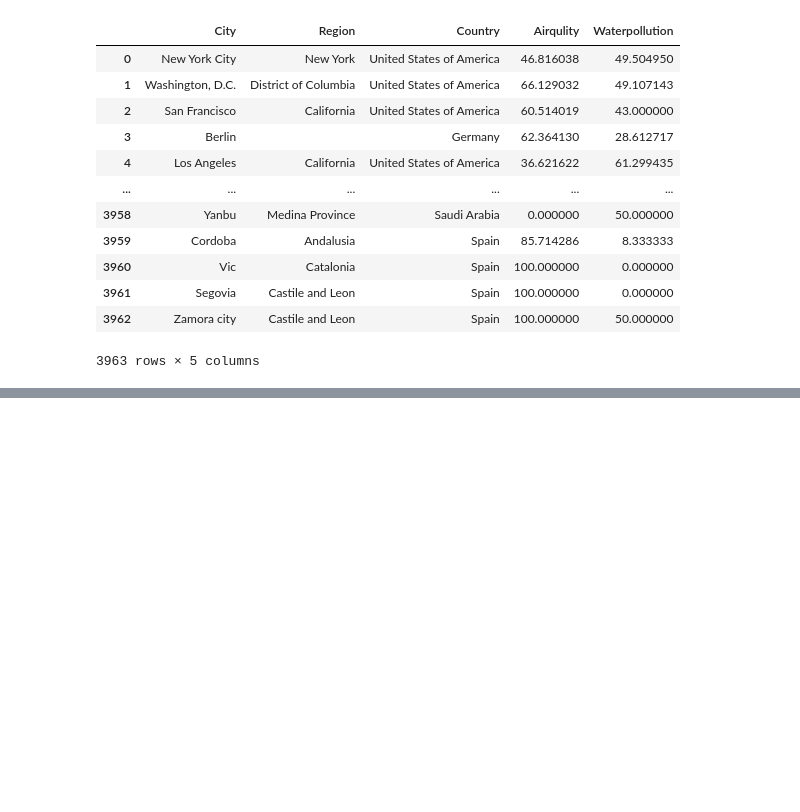
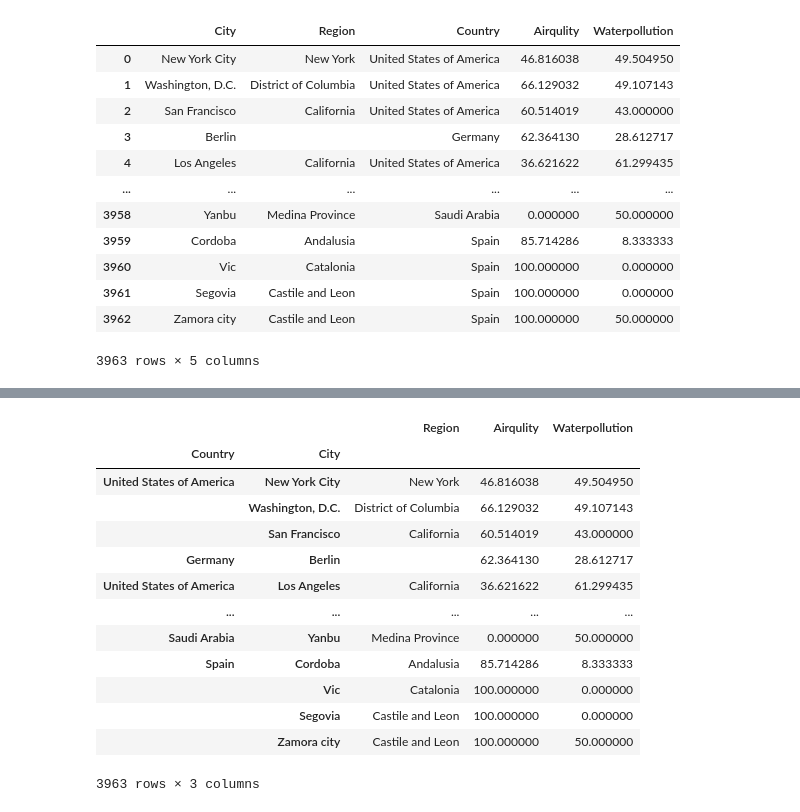
Before and after one commit to Rakhimovvv/Malumotlarni-uyg-unlashtirish-ulash-va-qayta-tiklash, a Jupyter notebook: Untitled32.ipynb, the cells around one changed output, grey strips where cells are left out. Drawn from its saved outputs; the diff is of its cells as text; code cells hidden in the pictures; blank space fills up the shorter version.

```diff
--- a/Untitled32.ipynb
+++ b/Untitled32.ipynb
@@ -167,0 +175,17 @@ df1.loc['Uzbekistan']
+# %%
+df
+# %% [output]
+|  |  | Region | Airqulity | Waterpollution |
+| Country | City |  |  |  |
+| United States of America | New York City | New York | 46.816038 | 49.504950 |
+|  | Washington, D.C. | District of Columbia | 66.129032 | 49.107143 |
+|  | San Francisco | California | 60.514019 | 43.000000 |
+| Germany | Berlin |  | 62.364130 | 28.612717 |
+| United States of America | Los Angeles | California | 36.621622 | 61.299435 |
+| ... | ... | ... | ... | ... |
+| Saudi Arabia | Yanbu | Medina Province | 0.000000 | 50.000000 |
+| Spain | Cordoba | Andalusia | 85.714286 | 8.333333 |
+|  | Vic | Catalonia | 100.000000 | 0.000000 |
+|  | Segovia | Castile and Leon | 100.000000 | 0.000000 |
+|  | Zamora city | Castile and Leon | 100.000000 | 50.000000 |
+3963 rows × 3 columns
```
Also changed, not shown: parts of 5 cells of this notebook.
